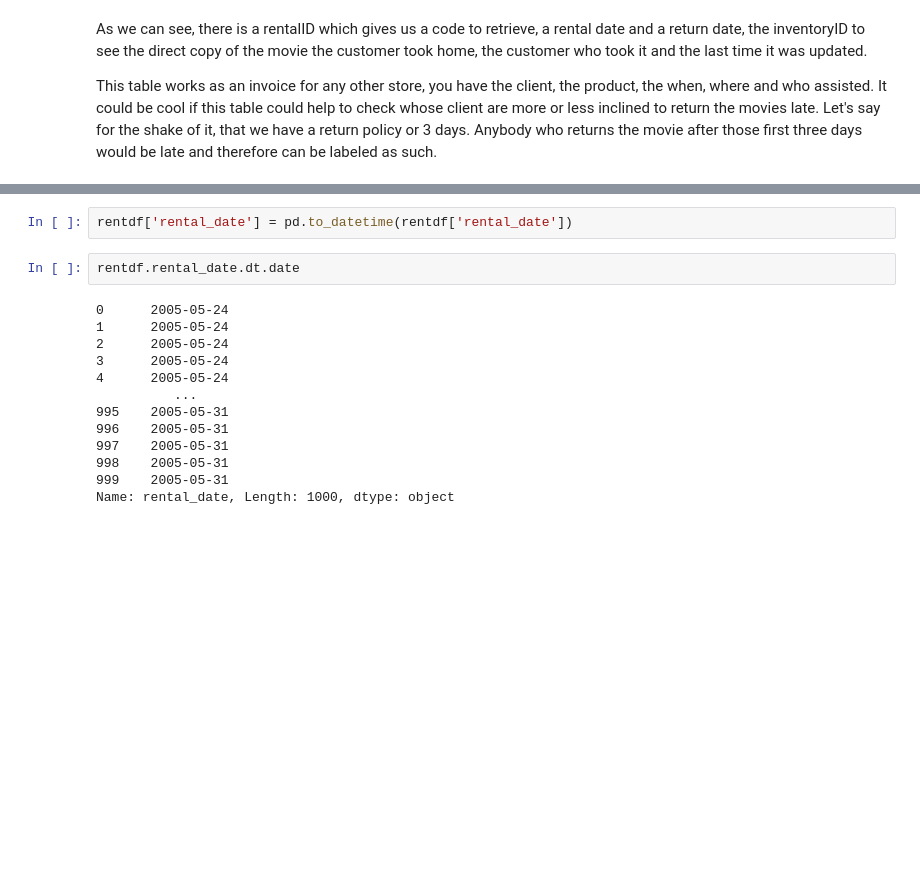
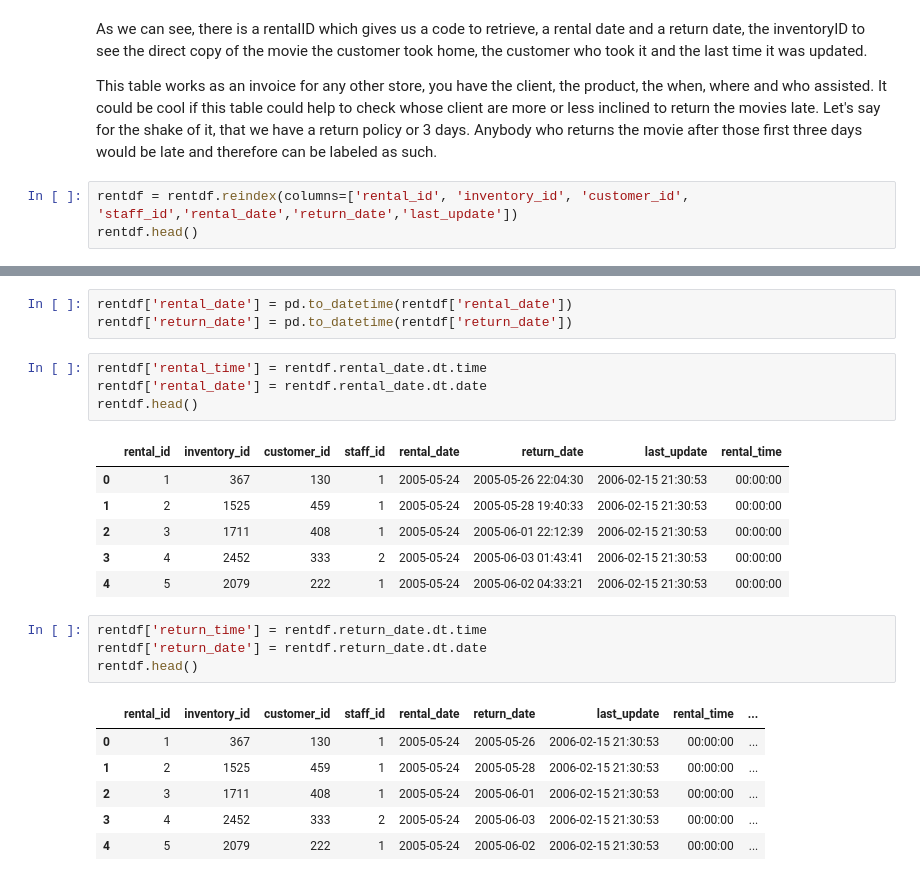
Before and after one commit to LeoBulcsu/8Films_Rental_DataBase, a Jupyter notebook: Notebooks/8Films_Renta_DATACLEANING.ipynb, the cells around one changed output, grey strips where cells are left out. Saved outputs shown, nothing was run; the diff lists cells and outputs as text; blank space fills up the shorter version.

```diff
--- a/Notebooks/8Films_Renta_DATACLEANING.ipynb
+++ b/Notebooks/8Films_Renta_DATACLEANING.ipynb
@@ -477,3 +545,6 @@ rentdf.head()
 As we can see, there is a rentalID which gives us a code to retrieve, a rental date and a return date, the inventoryID to see the direct copy of the movie the customer took home, the customer who took it and the last time it was updated.
 
 This table works as an invoice for any other store, you have the client, the product, the when, where and who assisted. It could be cool if this table could help to check whose client are more or less inclined to return the movies late. Let's say for the shake of it, that we have a return policy or 3 days. Anybody who returns the movie after those first three days would be late and therefore can be labeled as such.
+# %%
+rentdf = rentdf.reindex(columns=['rental_id', 'inventory_id', 'customer_id', 'staff_id','rental_date','return_date','last_update'])
+rentdf.head()
@@ -480,17 +558,25 @@ This table works as an invoice for any other store, you have the client, the pro
 # %%
 rentdf['rental_date'] = pd.to_datetime(rentdf['rental_date'])
+rentdf['return_date'] = pd.to_datetime(rentdf['return_date'])
 # %%
-rentdf.rental_date.dt.date
+rentdf['rental_time'] = rentdf.rental_date.dt.time
+rentdf['rental_date'] = rentdf.rental_date.dt.date
+rentdf.head()
 # %% [output]
-0      2005-05-24
-1      2005-05-24
-2      2005-05-24
-3      2005-05-24
-4      2005-05-24
-          ...
-995    2005-05-31
-996    2005-05-31
-997    2005-05-31
-998    2005-05-31
-999    2005-05-31
-Name: rental_date, Length: 1000, dtype: object
+|  | rental_id | inventory_id | customer_id | staff_id | rental_date | return_date | last_update | rental_time |
+| 0 | 1 | 367 | 130 | 1 | 2005-05-24 | 2005-05-26 22:04:30 | 2006-02-15 21:30:53 | 00:00:00 |
+| 1 | 2 | 1525 | 459 | 1 | 2005-05-24 | 2005-05-28 19:40:33 | 2006-02-15 21:30:53 | 00:00:00 |
+| 2 | 3 | 1711 | 408 | 1 | 2005-05-24 | 2005-06-01 22:12:39 | 2006-02-15 21:30:53 | 00:00:00 |
+| 3 | 4 | 2452 | 333 | 2 | 2005-05-24 | 2005-06-03 01:43:41 | 2006-02-15 21:30:53 | 00:00:00 |
+| 4 | 5 | 2079 | 222 | 1 | 2005-05-24 | 2005-06-02 04:33:21 | 2006-02-15 21:30:53 | 00:00:00 |
+# %%
+rentdf['return_time'] = rentdf.return_date.dt.time
+rentdf['return_date'] = rentdf.return_date.dt.date
+rentdf.head()
+# %% [output]
+|  | rental_id | inventory_id | customer_id | staff_id | rental_date | return_date | last_update | rental_time | ... |
+| 0 | 1 | 367 | 130 | 1 | 2005-05-24 | 2005-05-26 | 2006-02-15 21:30:53 | 00:00:00 | ... |
+| 1 | 2 | 1525 | 459 | 1 | 2005-05-24 | 2005-05-28 | 2006-02-15 21:30:53 | 00:00:00 | ... |
+| 2 | 3 | 1711 | 408 | 1 | 2005-05-24 | 2005-06-01 | 2006-02-15 21:30:53 | 00:00:00 | ... |
+| 3 | 4 | 2452 | 333 | 2 | 2005-05-24 | 2005-06-03 | 2006-02-15 21:30:53 | 00:00:00 | ... |
+| 4 | 5 | 2079 | 222 | 1 | 2005-05-24 | 2005-06-02 | 2006-02-15 21:30:53 | 00:00:00 | ... |
```
Also changed, not shown: parts of 30 cells of this notebook.
